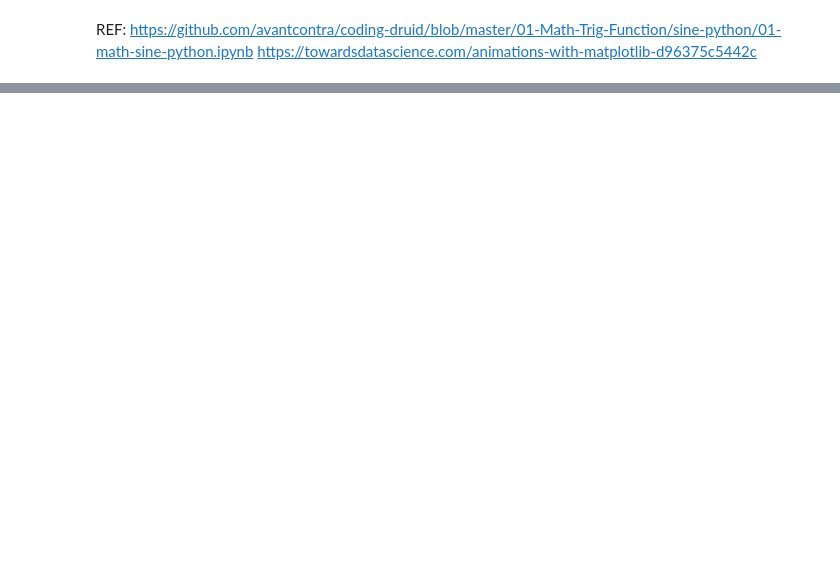
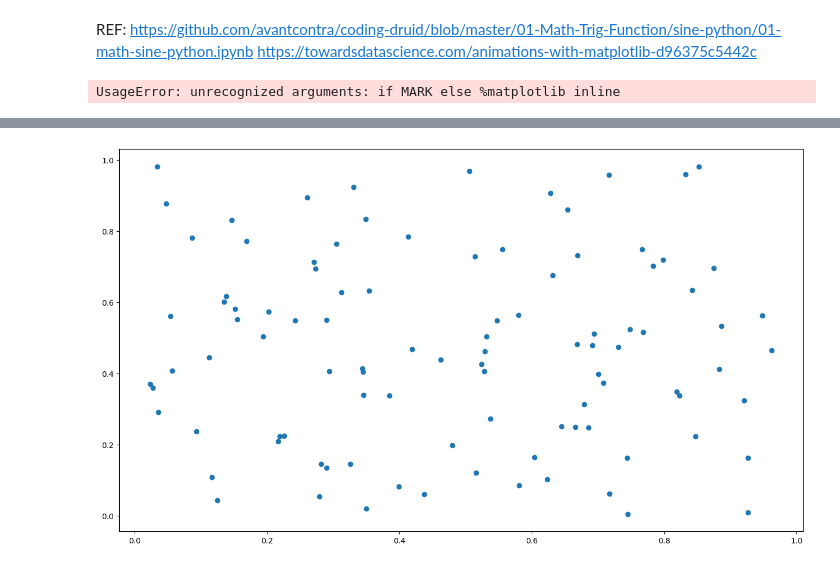
Before and after one commit to LeonMac/notebook, a Jupyter notebook: edu/triangle.ipynb, the cells around one changed output, grey strips where cells are left out. Saved outputs shown, nothing was run; the diff lists cells and outputs as text; code cells hidden in the pictures; blank space fills up the shorter version.

```diff
--- a/edu/triangle.ipynb
+++ b/edu/triangle.ipynb
@@ -7,7 +7,6 @@ import matplotlib.pyplot as plt
 import matplotlib.animation as animation
 from pylab import rcParams
 # from mpldatacursor import datacursor
-%matplotlib notebook
 
 ###########################################
 # Config CONSTANT
@@ -40,6 +39,13 @@ RAD_CLR = '#111111'
 
 # Animation config
 FPS = 10
+
+# Marker Enable
+MARK = True
+
+%matplotlib notebook if MARK else %matplotlib inline
+# %% [output]
+UsageError: unrecognized arguments: if MARK else %matplotlib inline
 # %%
 ###########################################
 
@@ -245,6 +251,20 @@ anim.save('triangle-py-effect.gif', fps=FPS, writer='pillow')
 
 # run_animation()
 # %%
-X_MAX
+fig, ax = plt.subplots()
+ax.scatter(np.random.rand(100), np.random.rand(100))
+
+# 编写回调函数
+def onclick(event):
+    print('%s click: button=%d, x=%d, y=%d, xdata=%f, ydata=%f' %
+          ('double' if event.dblclick else 'single', event.button,
+           event.x, event.y, event.xdata, event.ydata))
+
+# 将回调函数连接到事件管理器上
+cid = fig.canvas.mpl_connect('button_press_event', onclick)
+
+plt.show()
+# %% [output]
+[figure, added]
 # %%
 int(X_MAX*9/16+1)
```
Also changed, not shown: 1 other file.
